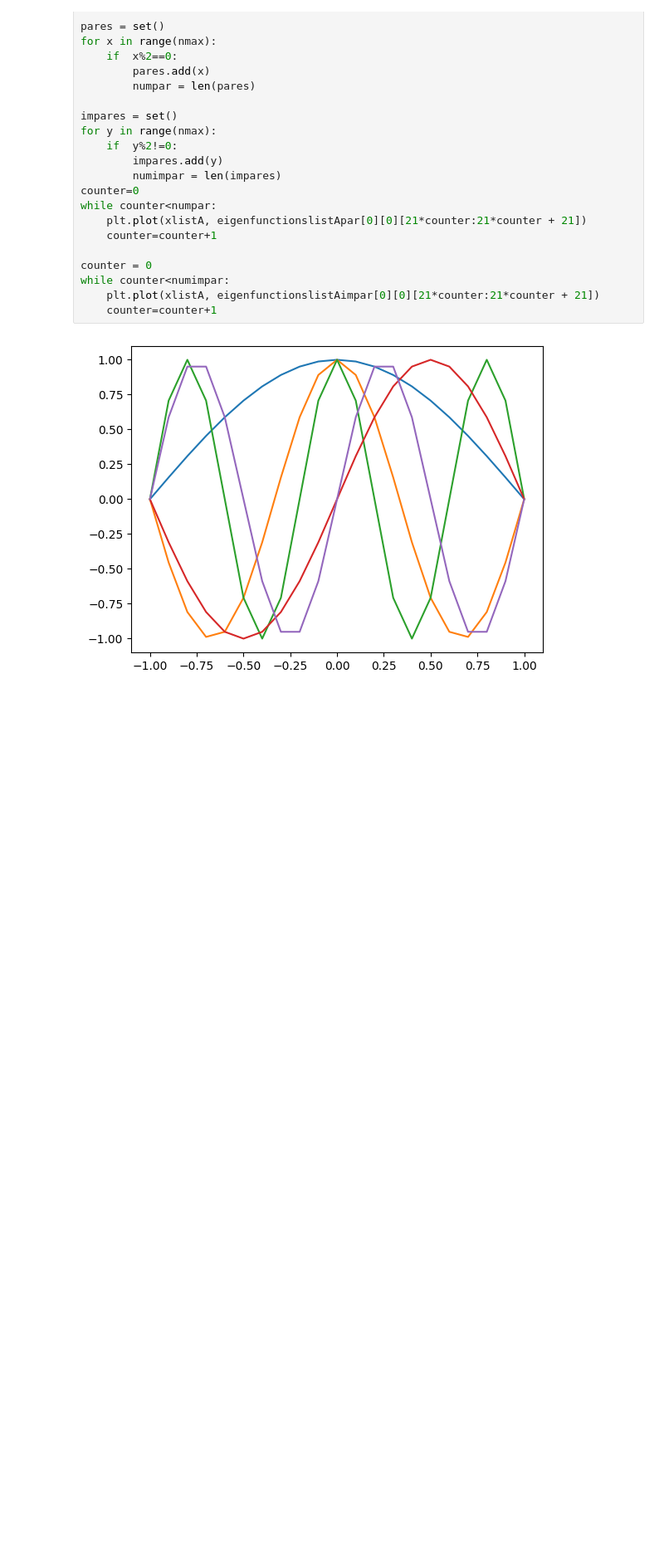
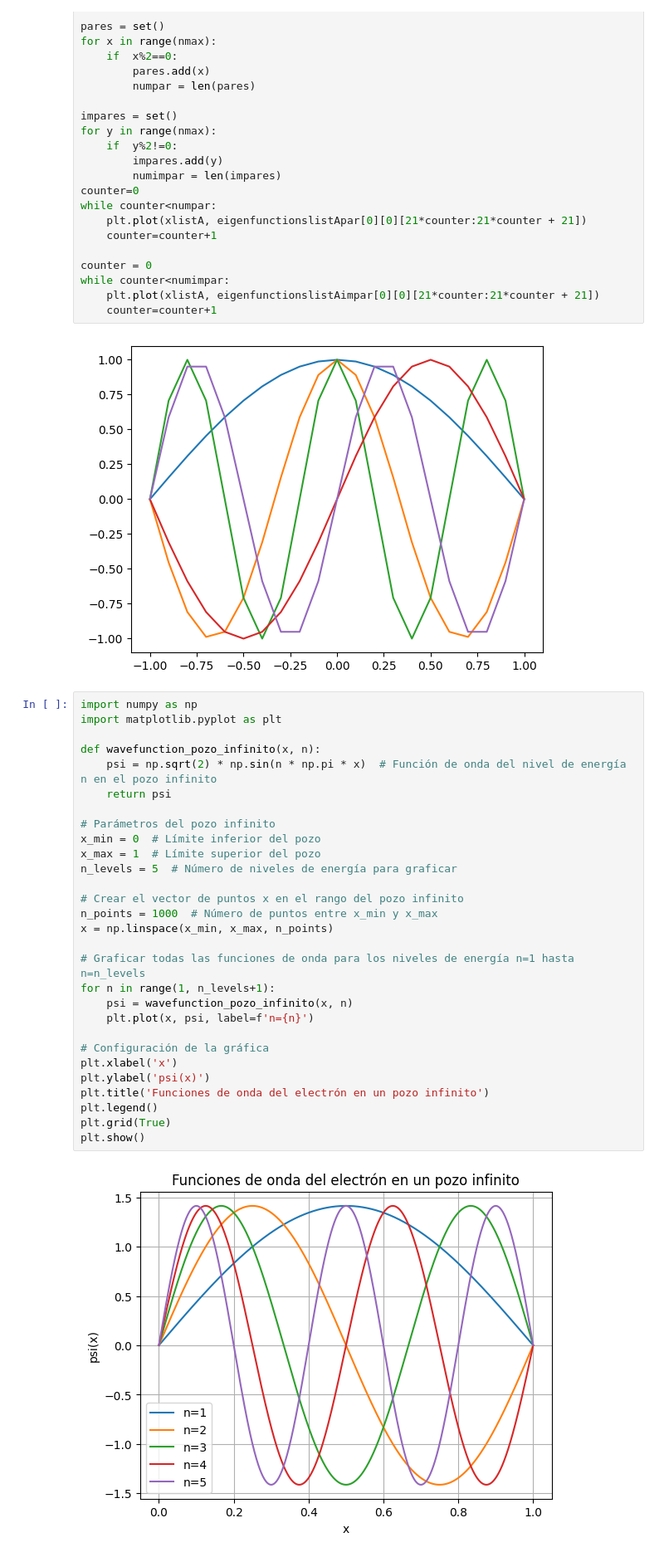
Before and after one commit to Xavier-ML/Computational-Physics-with-Python, a Jupyter notebook: Tarea_post_grado_1.ipynb, the cells around one changed output. Shown at 83% size. Saved outputs shown, nothing was run; the diff lists cells and outputs as text; blank space fills up the shorter version.

```diff
--- a/Tarea_post_grado_1.ipynb
+++ b/Tarea_post_grado_1.ipynb
@@ -101,3 +101,34 @@ while counter<numimpar:
     counter=counter+1
 # %% [output]
 [figure]
+# %%
+import numpy as np
+import matplotlib.pyplot as plt
+
+def wavefunction_pozo_infinito(x, n):
+    psi = np.sqrt(2) * np.sin(n * np.pi * x)  # Función de onda del nivel de energía n en el pozo infinito
+    return psi
+
+# Parámetros del pozo infinito
+x_min = 0  # Límite inferior del pozo
+x_max = 1  # Límite superior del pozo
+n_levels = 5  # Número de niveles de energía para graficar
+
+# Crear el vector de puntos x en el rango del pozo infinito
+n_points = 1000  # Número de puntos entre x_min y x_max
+x = np.linspace(x_min, x_max, n_points)
+
+# Graficar todas las funciones de onda para los niveles de energía n=1 hasta n=n_levels
+for n in range(1, n_levels+1):
+    psi = wavefunction_pozo_infinito(x, n)
+    plt.plot(x, psi, label=f'n={n}')
+
+# Configuración de la gráfica
+plt.xlabel('x')
+plt.ylabel('psi(x)')
+plt.title('Funciones de onda del electrón en un pozo infinito')
+plt.legend()
+plt.grid(True)
+plt.show()
+# %% [output]
+[figure, added]
```
Also changed, not shown: parts of 2 cells of this notebook.
